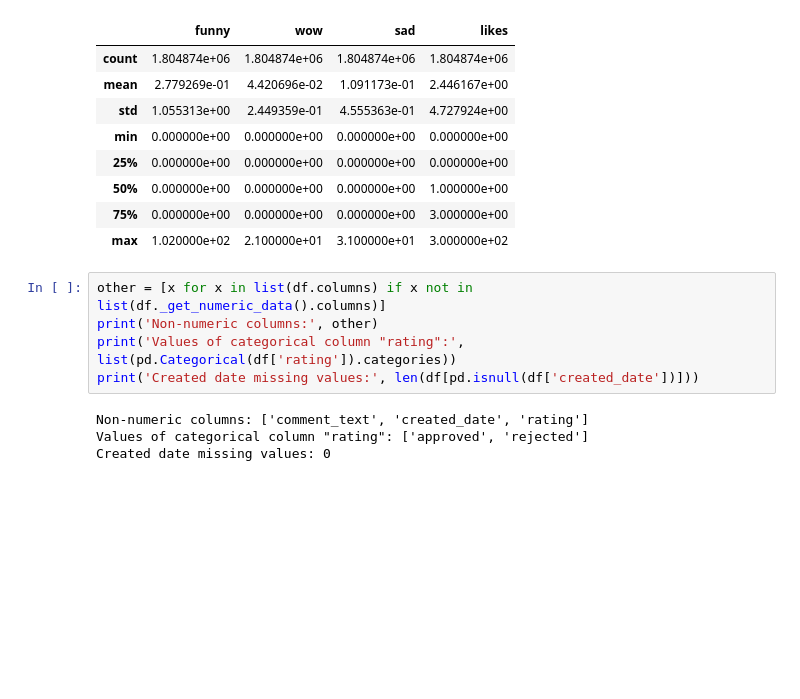
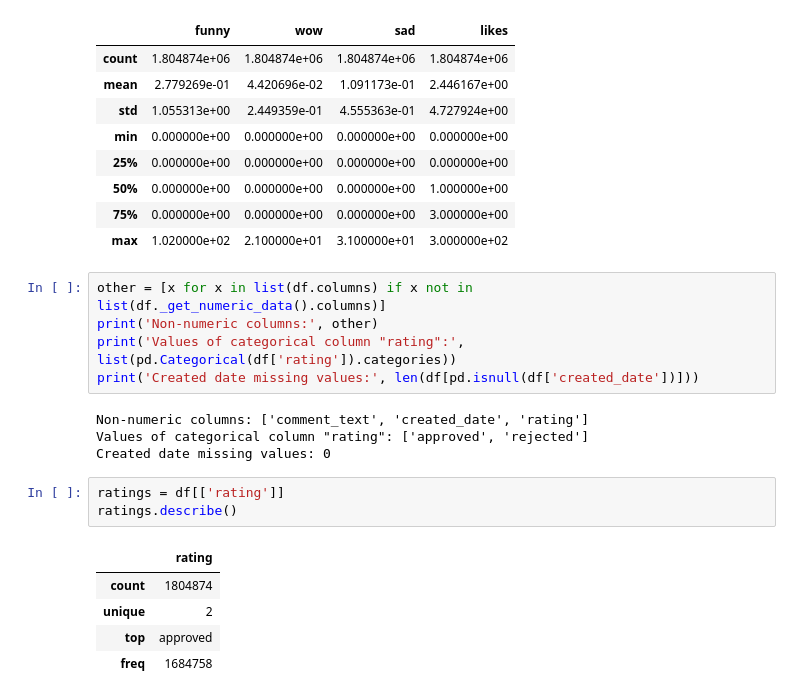
Before and after one commit to glungu/jigsaw, a Jupyter notebook: data.ipynb, the cells around one changed output. Saved outputs shown, nothing was run; the diff lists cells and outputs as text; blank space fills up the shorter version.

```diff
--- a/data.ipynb
+++ b/data.ipynb
@@ -207,3 +207,12 @@ print('Created date missing values:', len(df[pd.isnull(df['created_date'])]))
 Non-numeric columns: ['comment_text', 'created_date', 'rating']
 Values of categorical column "rating": ['approved', 'rejected']
 Created date missing values: 0
+# %%
+ratings = df[['rating']]
+ratings.describe()
+# %% [output]
+|  | rating |
+| count | 1804874 |
+| unique | 2 |
+| top | approved |
+| freq | 1684758 |
```
Also changed, not shown: parts of 1 cell of this notebook.
